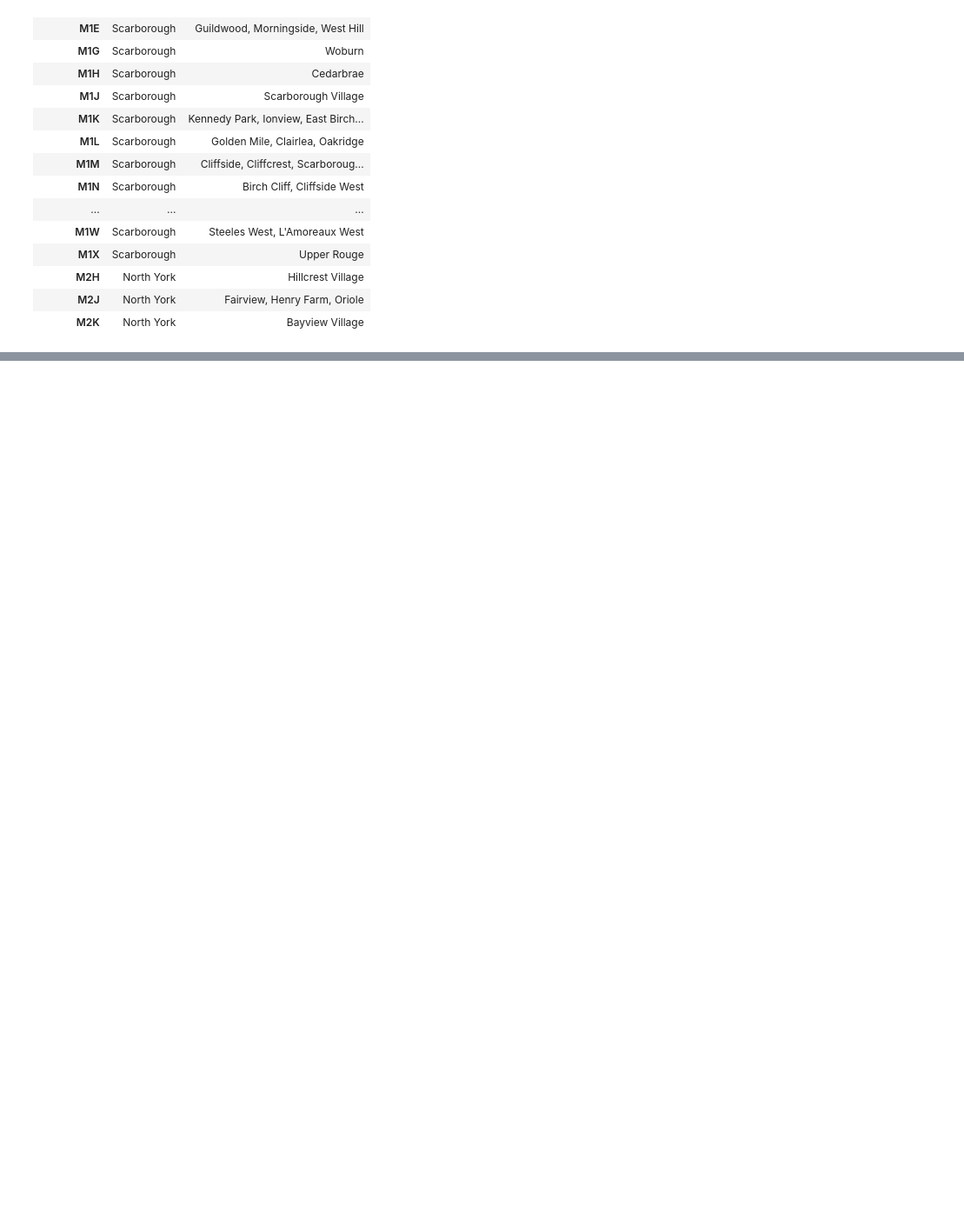
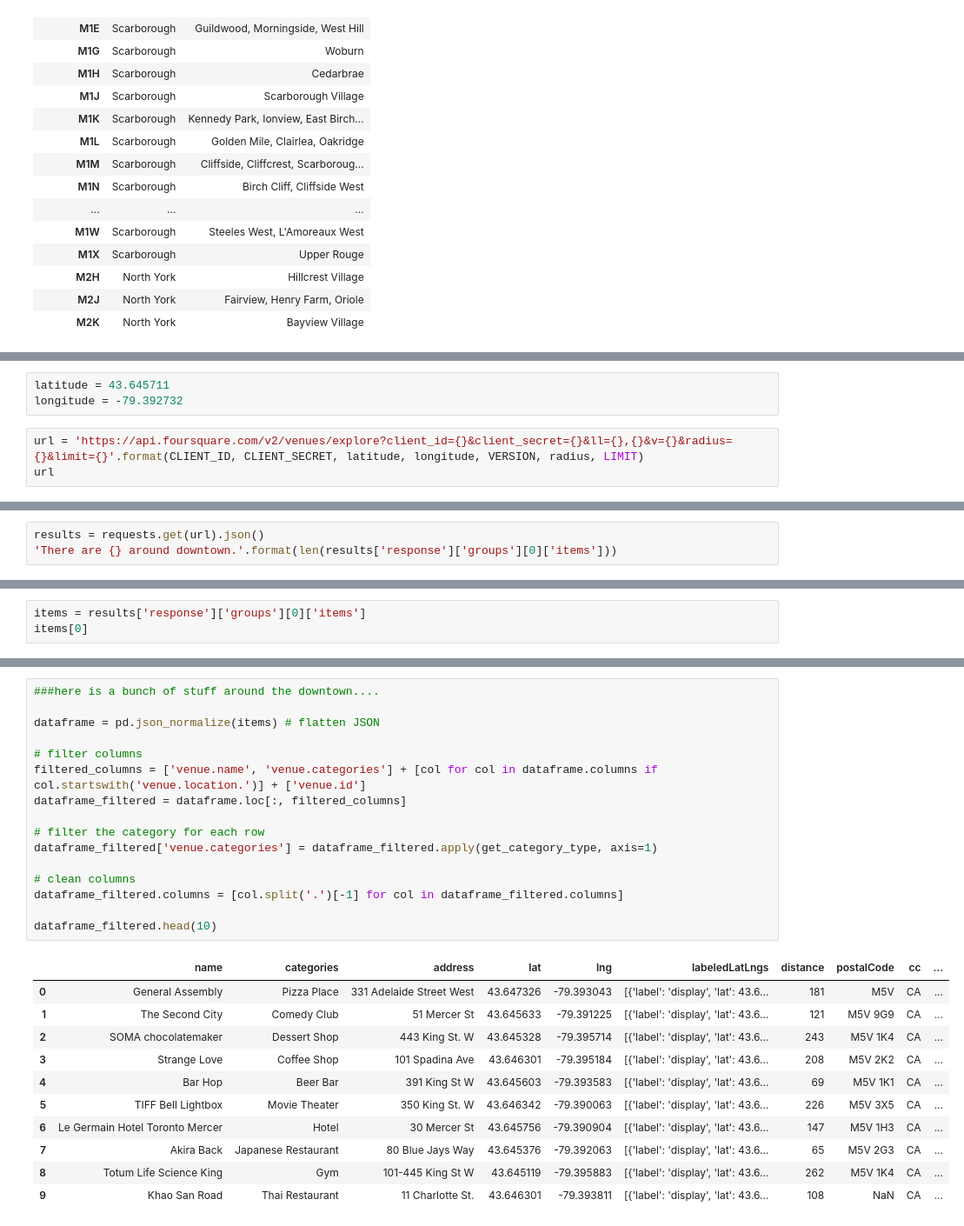
Before and after one commit to dfisher9787/Coursera_Capstone, a Jupyter notebook: Battle of the Neighborhoods Project part 1.ipynb, the cells around one changed output, grey strips where cells are left out. Shown at 87% size. Drawn from its saved outputs; the diff is of its cells as text; blank space fills up the shorter version.

```diff
--- a/Battle of the Neighborhoods Project part 1.ipynb
+++ b/Battle of the Neighborhoods Project part 1.ipynb
@@ -95,0 +374,6 @@ df.shape # here is the answer to the final question.
+# %%
+latitude = 43.645711
+longitude = -79.392732
+# %%
+url = 'https://api.foursquare.com/v2/venues/explore?client_id={}&client_secret={}&ll={},{}&v={}&radius={}&limit={}'.format(CLIENT_ID, CLIENT_SECRET, latitude, longitude, VERSION, radius, LIMIT)
+url
@@ -95,0 +382,3 @@ df.shape # here is the answer to the final question.
+# %%
+results = requests.get(url).json()
+'There are {} around downtown.'.format(len(results['response']['groups'][0]['items']))
@@ -95,0 +387,3 @@ df.shape # here is the answer to the final question.
+# %%
+items = results['response']['groups'][0]['items']
+items[0]
@@ -95,0 +408,28 @@ df.shape # here is the answer to the final question.
+# %%
+###here is a bunch of stuff around the downtown....
+
+dataframe = pd.json_normalize(items) # flatten JSON
+
+# filter columns
+filtered_columns = ['venue.name', 'venue.categories'] + [col for col in dataframe.columns if col.startswith('venue.location.')] + ['venue.id']
+dataframe_filtered = dataframe.loc[:, filtered_columns]
+
+# filter the category for each row
+dataframe_filtered['venue.categories'] = dataframe_filtered.apply(get_category_type, axis=1)
+
+# clean columns
+dataframe_filtered.columns = [col.split('.')[-1] for col in dataframe_filtered.columns]
+
+dataframe_filtered.head(10)
+# %% [output]
+|  | name | categories | address | lat | lng | labeledLatLngs | distance | postalCode | cc | ... |
+| 0 | General Assembly | Pizza Place | 331 Adelaide Street West | 43.647326 | -79.393043 | [{'label': 'display', 'lat': 43.6... | 181 | M5V | CA | ... |
+| 1 | The Second City | Comedy Club | 51 Mercer St | 43.645633 | -79.391225 | [{'label': 'display', 'lat': 43.6... | 121 | M5V 9G9 | CA | ... |
+| 2 | SOMA chocolatemaker | Dessert Shop | 443 King St. W | 43.645328 | -79.395714 | [{'label': 'display', 'lat': 43.6... | 243 | M5V 1K4 | CA | ... |
+| 3 | Strange Love | Coffee Shop | 101 Spadina Ave | 43.646301 | -79.395184 | [{'label': 'display', 'lat': 43.6... | 208 | M5V 2K2 | CA | ... |
+| 4 | Bar Hop | Beer Bar | 391 King St W | 43.645603 | -79.393583 | [{'label': 'display', 'lat': 43.6... | 69 | M5V 1K1 | CA | ... |
+| 5 | TIFF Bell Lightbox | Movie Theater | 350 King St. W | 43.646342 | -79.390063 | [{'label': 'display', 'lat': 43.6... | 226 | M5V 3X5 | CA | ... |
+| 6 | Le Germain Hotel Toronto Mercer | Hotel | 30 Mercer St | 43.645756 | -79.390904 | [{'label': 'display', 'lat': 43.6... | 147 | M5V 1H3 | CA | ... |
+| 7 | Akira Back | Japanese Restaurant | 80 Blue Jays Way | 43.645376 | -79.392063 | [{'label': 'display', 'lat': 43.6... | 65 | M5V 2G3 | CA | ... |
+| 8 | Totum Life Science King | Gym | 101-445 King St W | 43.645119 | -79.395883 | [{'label': 'display', 'lat': 43.6... | 262 | M5V 1K4 | CA | ... |
+| 9 | Khao San Road | Thai Restaurant | 11 Charlotte St. | 43.646301 | -79.393811 | [{'label': 'display', 'lat': 43.6... | 108 | NaN | CA | ... |
```
Also changed, not shown: parts of 37 cells of this notebook.
